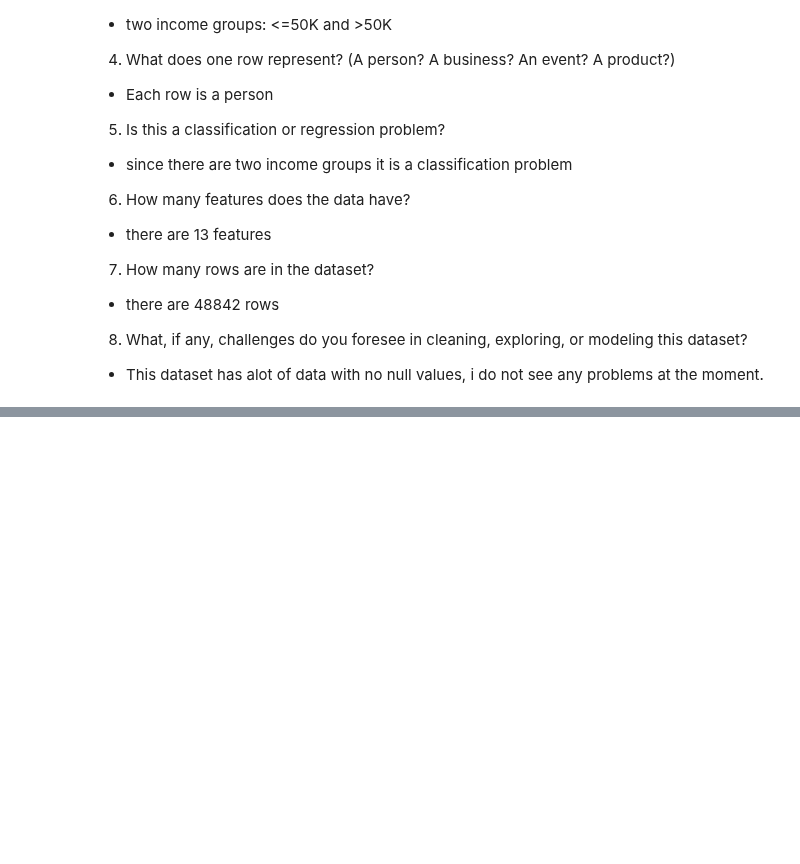
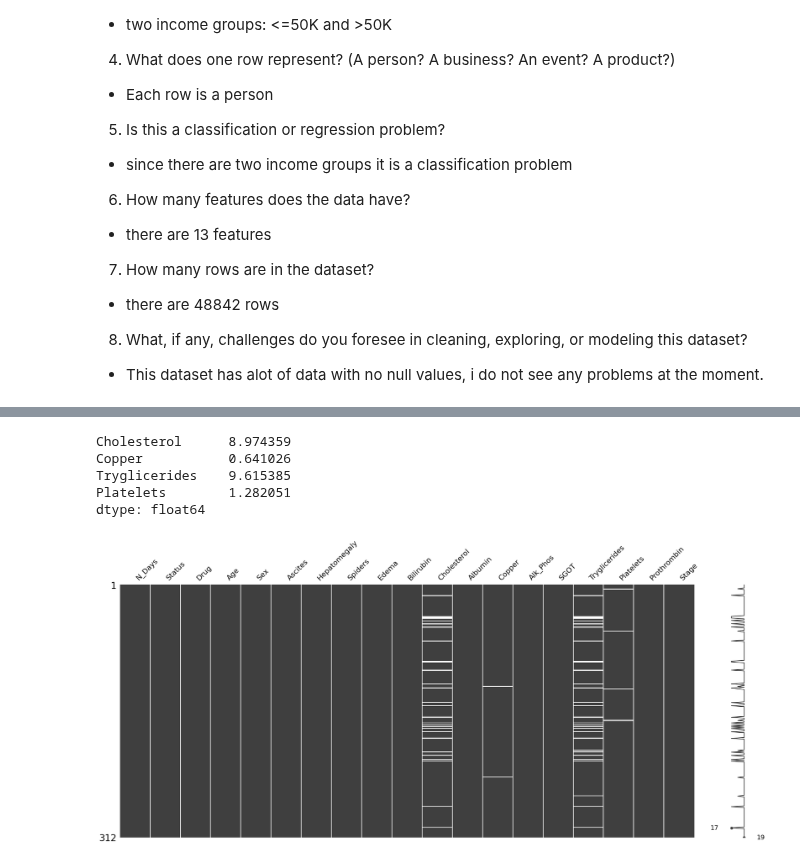
Before and after one commit to mvidales775/Project-2, a Jupyter notebook: Project_2.ipynb, the cells around one changed output, grey strips where cells are left out. Cells and saved outputs as stored; diff of their text form; code cells hidden in the pictures; blank space fills up the shorter version.

```diff
--- a/Project_2.ipynb
+++ b/Project_2.ipynb
@@ -54,0 +149,14 @@
+# %%
+null_sums = df.isna().sum()
+null_percent = null_sums/len(df) * 100
+null_percent[null_percent>0]
+# %% [output]
+Cholesterol      8.974359
+Copper           0.641026
+Tryglicerides    9.615385
+Platelets        1.282051
+dtype: float64
+# %%
+msno.matrix(df);
+# %% [output]
+[figure, added]
```
Also changed, not shown: parts of 37 cells of this notebook.
